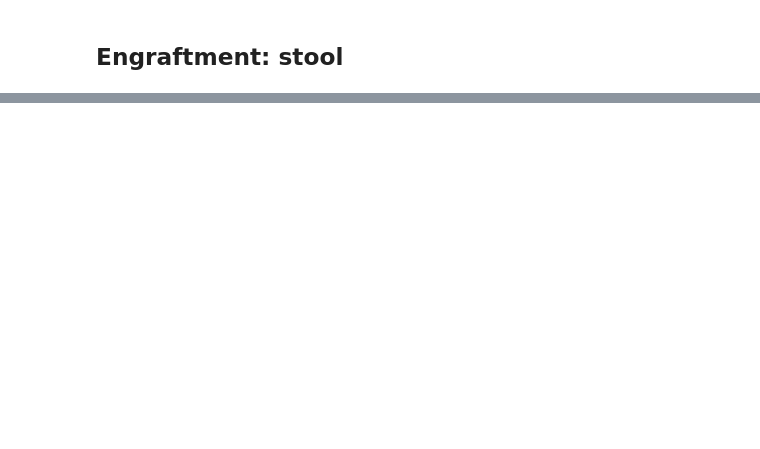
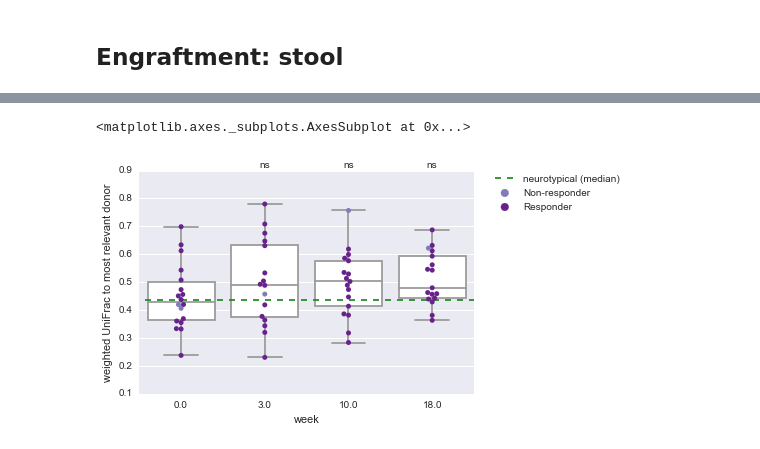
Before and after one commit to khemlalnirmalkar/autism-fmt1, a Jupyter notebook: engraftment.ipynb, the cells around one changed output, grey strips where cells are left out. Cells and saved outputs as stored; diff of their text form; code cells hidden in the pictures; blank space fills up the shorter version.

```diff
--- a/engraftment.ipynb
+++ b/engraftment.ipynb
@@ -122,0 +94,7 @@ asd.plot_week_data_with_stats(sample_md, sample_type='stool',
+# %%
+asd.plot_week_data_with_stats(sample_md, sample_type='stool',
+                          metric='weighted UniFrac to most relevant donor', hue='responder', one_tailed=False,
+                          hide_donor_baseline=True)
+# %% [output]
+<matplotlib.axes._subplots.AxesSubplot at 0x...>
+[figure, added]
```
Also changed, not shown: parts of 11 cells of this notebook, 2 other files.
